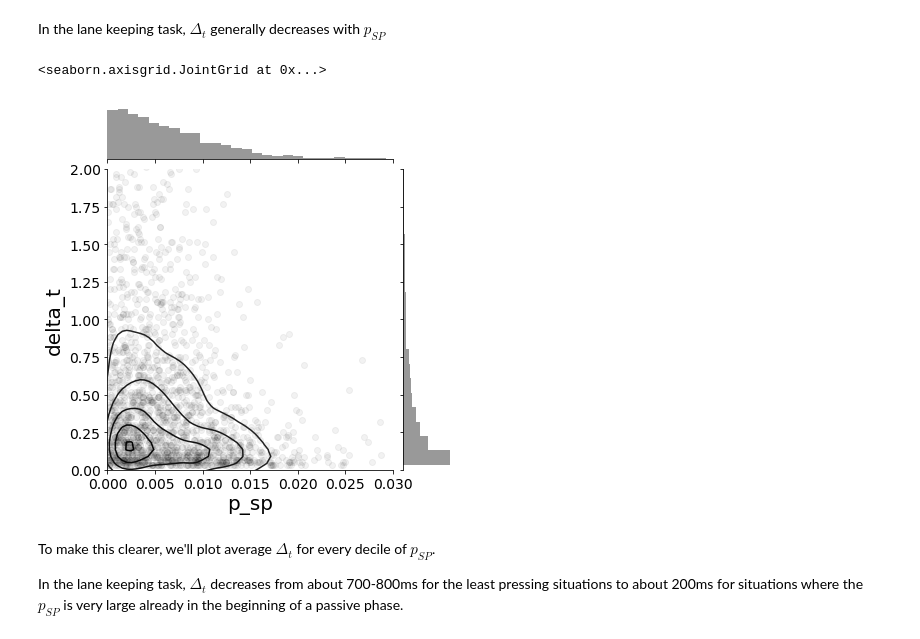
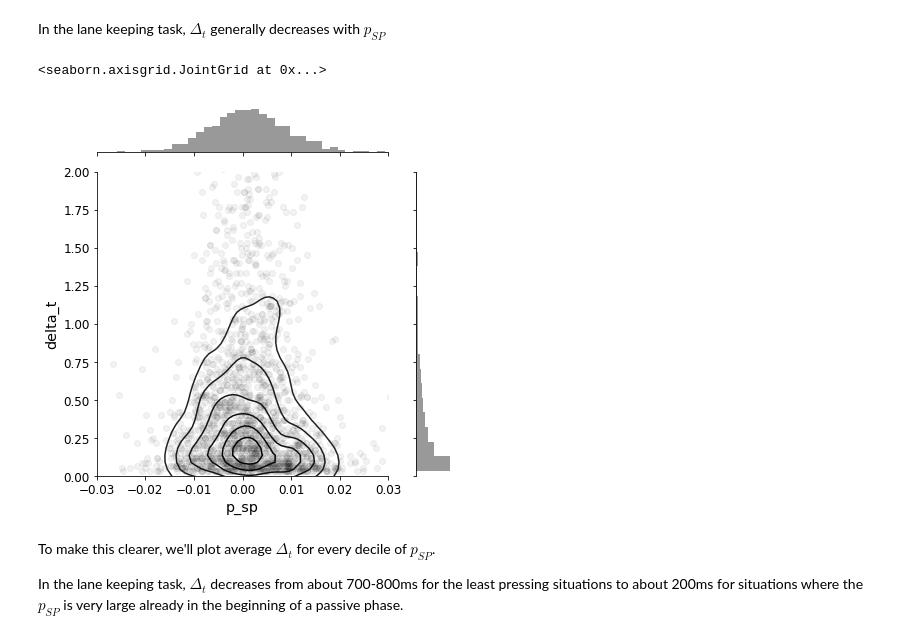
Before and after one commit to cherepaha/initiation, a Jupyter notebook: steering_data_analysis.ipynb, the cells around one changed output. Cells and saved outputs as stored; diff of their text form; code cells hidden in the pictures.

```diff
--- a/steering_data_analysis.ipynb
+++ b/steering_data_analysis.ipynb
@@ -198,11 +194,11 @@ Assuming $p_{SP}$ is driving the decision to start steering, how does the adjust
 # %% [markdown]
 In the lane keeping task, $\Delta_t$ generally decreases with $p_{SP}$
 # %%
-(sns.jointplot(x=passive_phases_lk.p_sp, y=passive_phases_lk.delta_t, alpha=0.05, xlim=(0, 0.03), ylim=(0, 2), color='k')
-    .plot_joint(sns.kdeplot, zorder=10, n_levels=5, color='k'))
+(sns.jointplot(x=passive_phases_lk.p_sp, y=passive_phases_lk.delta_t, alpha=0.05, xlim=(-0.03, 0.03), ylim=(0, 2), color='k')
+    .plot_joint(sns.kdeplot, zorder=10, n_levels=7, color='k'))
 # %% [output]
 <seaborn.axisgrid.JointGrid at 0x...>
-[figure, old version]
+[figure, new version]
 # %% [markdown]
 To make this clearer, we'll plot average $\Delta_t$ for every decile of $p_{SP}$.
 
```
Also changed, not shown: parts of 38 cells of this notebook, 2 other files.
